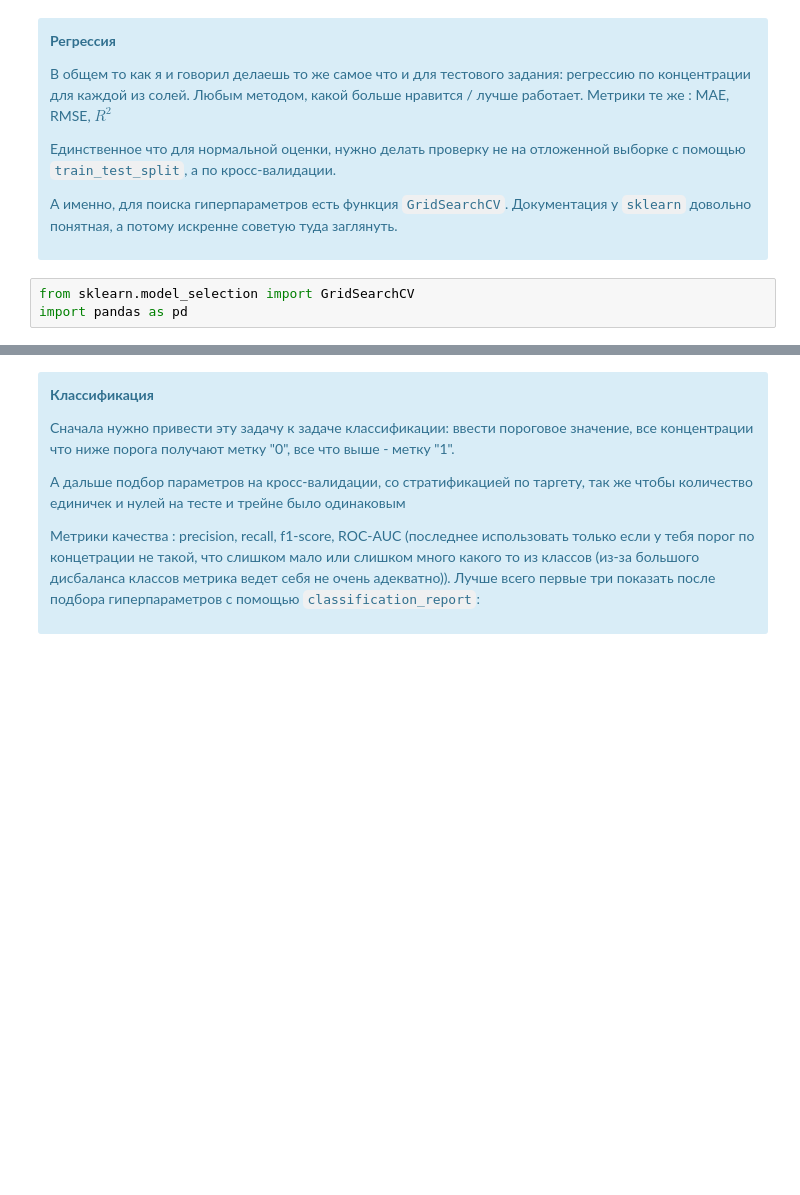
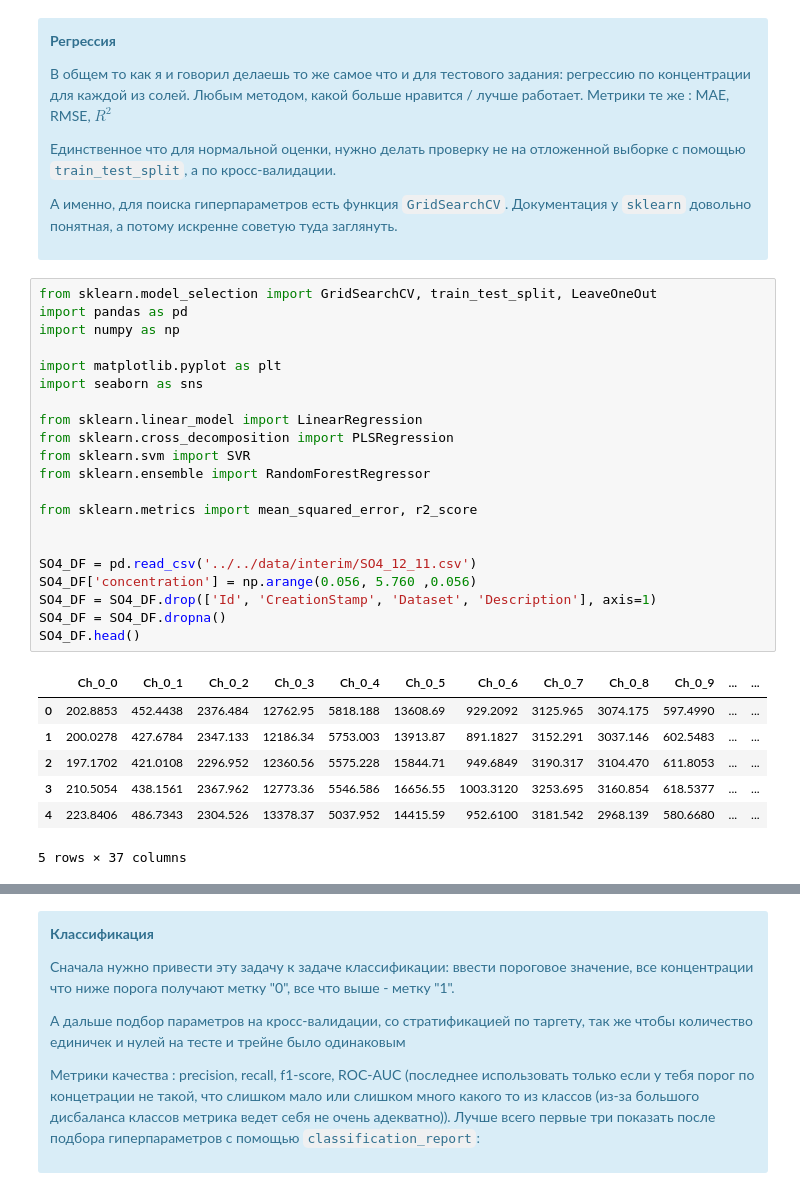
Before and after one commit to andrew3203/wastewater, a Jupyter notebook: notebooks/peecup/1.0-kad-test-task.ipynb, the cells around one changed output, grey strips where cells are left out. Drawn from its saved outputs; the diff is of its cells as text; blank space fills up the shorter version.

```diff
--- a/notebooks/peecup/1.0-kad-test-task.ipynb
+++ b/notebooks/peecup/1.0-kad-test-task.ipynb
@@ -10,6 +10,32 @@ __Регрессия__
 
 А именно, для поиска гиперпараметров есть функция `GridSearchCV`. Документация у `sklearn` довольно понятная, а потому искренне советую туда заглянуть.
 </div>
-# %%
-from sklearn.model_selection import GridSearchCV
-import pandas as pd
+# %%
+from sklearn.model_selection import GridSearchCV, train_test_split, LeaveOneOut
+import pandas as pd
+import numpy as np
+
+import matplotlib.pyplot as plt
+import seaborn as sns
+
+from sklearn.linear_model import LinearRegression
+from sklearn.cross_decomposition import PLSRegression
+from sklearn.svm import SVR
+from sklearn.ensemble import RandomForestRegressor
+
+from sklearn.metrics import mean_squared_error, r2_score
+
+
+SO4_DF = pd.read_csv('../../data/interim/SO4_12_11.csv')
+SO4_DF['concentration'] = np.arange(0.056, 5.760 ,0.056)
+SO4_DF = SO4_DF.drop(['Id', 'CreationStamp', 'Dataset', 'Description'], axis=1)
+SO4_DF = SO4_DF.dropna()
+SO4_DF.head()
+# %% [output]
+|  | Ch_0_0 | Ch_0_1 | Ch_0_2 | Ch_0_3 | Ch_0_4 | Ch_0_5 | Ch_0_6 | Ch_0_7 | Ch_0_8 | Ch_0_9 | ... | ... |
+| 0 | 202.8853 | 452.4438 | 2376.484 | 12762.95 | 5818.188 | 13608.69 | 929.2092 | 3125.965 | 3074.175 | 597.4990 | ... | ... |
+| 1 | 200.0278 | 427.6784 | 2347.133 | 12186.34 | 5753.003 | 13913.87 | 891.1827 | 3152.291 | 3037.146 | 602.5483 | ... | ... |
+| 2 | 197.1702 | 421.0108 | 2296.952 | 12360.56 | 5575.228 | 15844.71 | 949.6849 | 3190.317 | 3104.470 | 611.8053 | ... | ... |
+| 3 | 210.5054 | 438.1561 | 2367.962 | 12773.36 | 5546.586 | 16656.55 | 1003.3120 | 3253.695 | 3160.854 | 618.5377 | ... | ... |
+| 4 | 223.8406 | 486.7343 | 2304.526 | 13378.37 | 5037.952 | 14415.59 | 952.6100 | 3181.542 | 2968.139 | 580.6680 | ... | ... |
+5 rows × 37 columns
```
Also changed, not shown: parts of 9 cells of this notebook, 1 other file.
